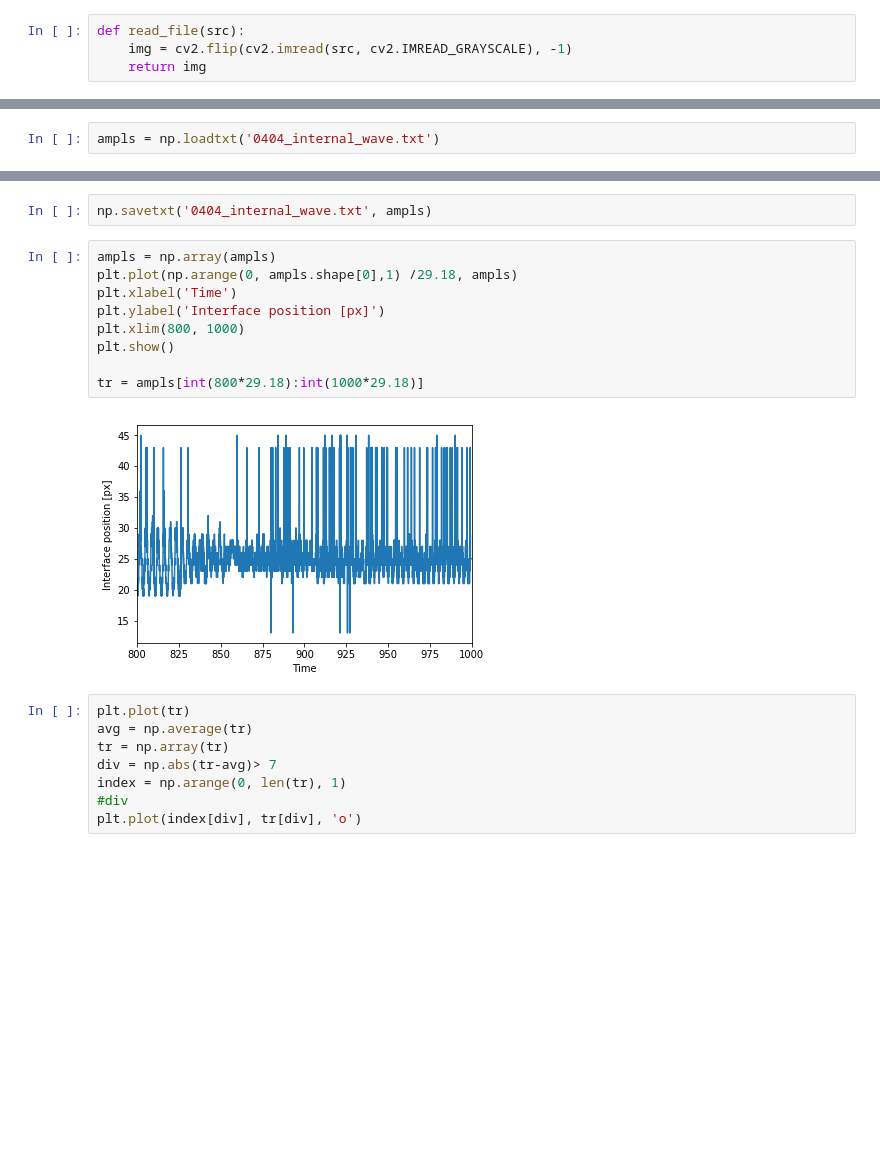
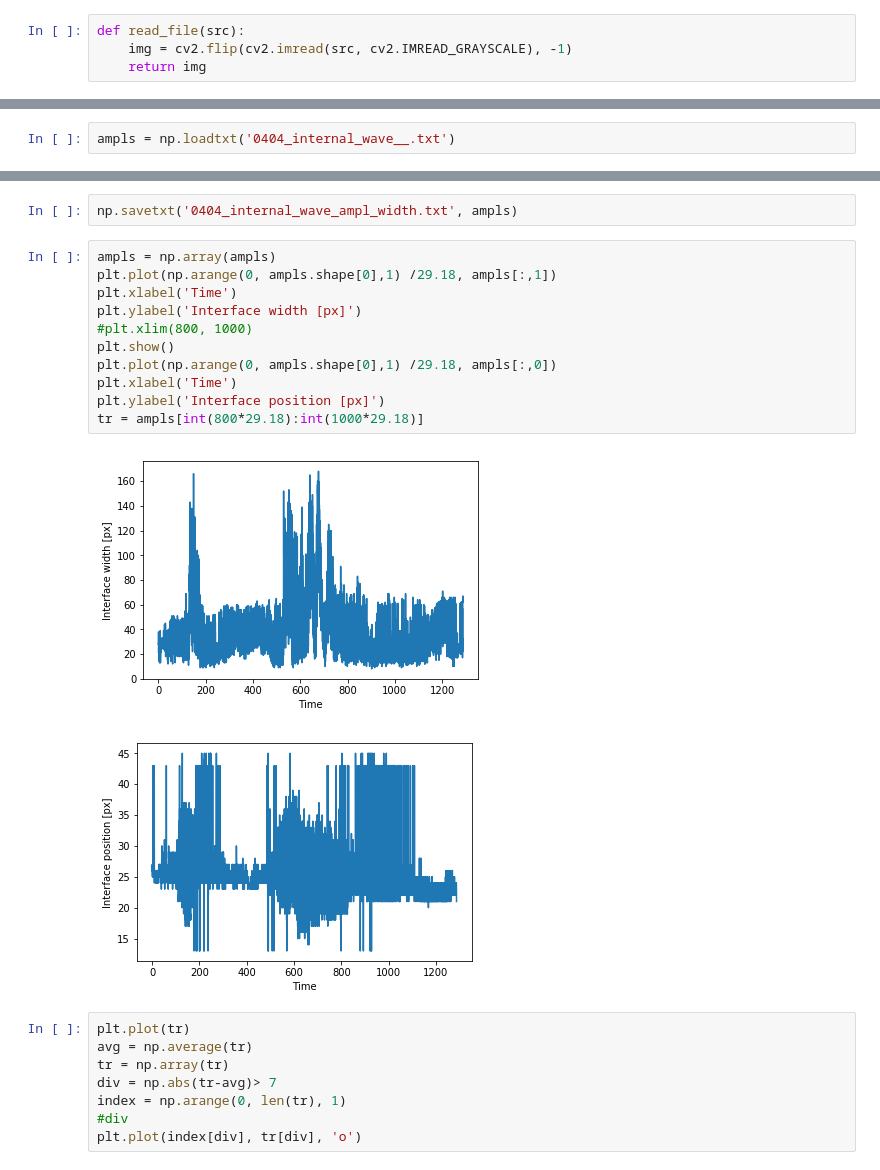
Before and after one commit to balintkaszas/boSchlieren, a Jupyter notebook: 0404.ipynb, the cells around one changed output, grey strips where cells are left out. Cells and saved outputs as stored; diff of their text form; blank space fills up the shorter version.

Commit message:
Added interface response on both sides

```diff
--- a/0404.ipynb
+++ b/0404.ipynb
@@ -190,5 +148,5 @@ for i in range(0, 37558):
 # %%
-ampls = np.loadtxt('0404_internal_wave.txt')
+ampls = np.loadtxt('0404_internal_wave__.txt')
 # %%
 def filterOnce(original):
     filtered = original.copy()
@@ -219,18 +177,21 @@ indeces = np.arange(0, len(ampls), 1)
 startpoints = np.arange(0, len(ampls)-int(windowlength), int(windowlength))
 endpoints = np.arange(int(windowlength), len(ampls), int(windowlength))
 # %%
-np.savetxt('0404_internal_wave.txt', ampls)
+np.savetxt('0404_internal_wave_ampl_width.txt', ampls)
 # %%
 ampls = np.array(ampls)
-plt.plot(np.arange(0, ampls.shape[0],1) /29.18, ampls)
+plt.plot(np.arange(0, ampls.shape[0],1) /29.18, ampls[:,1])
+plt.xlabel('Time')
+plt.ylabel('Interface width [px]')
+#plt.xlim(800, 1000)
+plt.show()
+plt.plot(np.arange(0, ampls.shape[0],1) /29.18, ampls[:,0])
 plt.xlabel('Time')
 plt.ylabel('Interface position [px]')
-plt.xlim(800, 1000)
-plt.show()
-
 tr = ampls[int(800*29.18):int(1000*29.18)]
 # %% [output]
-[figure, old version]
+[figure, new version]
+[figure, added]
 # %%
 plt.plot(tr)
 avg = np.average(tr)
```
Also changed, not shown: parts of 68 cells of this notebook, 1 other file.
